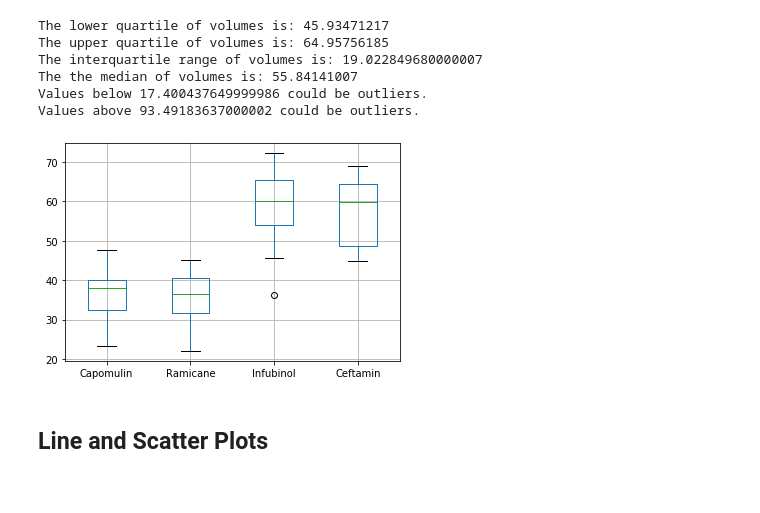
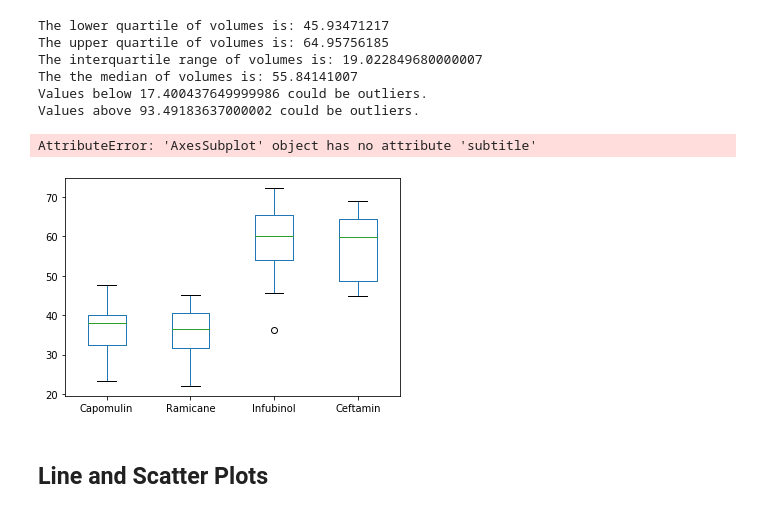
Before and after one commit to joshuadanielp/05-Matplotlib, a Jupyter notebook: Instructions/Pymaceuticals/pymaceuticals_starter.ipynb, the cells around one changed output. Drawn from its saved outputs; the diff is of its cells as text; code cells hidden in the pictures.

Commit message:
boxplots done

```diff
--- a/Instructions/Pymaceuticals/pymaceuticals_starter.ipynb
+++ b/Instructions/Pymaceuticals/pymaceuticals_starter.ipynb
@@ -198,25 +198,31 @@ Values below 17.400437649999986 could be outliers.
 Values above 93.49183637000002 could be outliers.
 # %%
 # Generate a box plot of the final tumor volume of each mouse across four regimens of interest
+# filter clean_data for the four regimens
 final_tumor_by_drug = clean_data[["Drug Regimen", "Tumor Volume (mm3)"]]
 final_capomulin = final_tumor_by_drug.loc[final_tumor_by_drug["Drug Regimen"] == "Capomulin"]
 final_ramicane = final_tumor_by_drug.loc[final_tumor_by_drug["Drug Regimen"] == "Ramicane"]
 final_infubinol = final_tumor_by_drug.loc[final_tumor_by_drug["Drug Regimen"] == "Infubinol"]
 final_ceftamin = final_tumor_by_drug.loc[final_tumor_by_drug["Drug Regimen"] == "Ceftamin"]
 
+# create new dataframe to hold four regimens and their respective tumor volumes
 boxplot_df = pd.DataFrame({"Capomulin" : final_capomulin["Tumor Volume (mm3)"],
                             "Ramicane" : final_ramicane["Tumor Volume (mm3)"],
                            "Infubinol" : final_infubinol["Tumor Volume (mm3)"],
                         "Ceftamin" : final_ceftamin["Tumor Volume (mm3)"]})
 
-boxplot = boxplot_df.boxplot(column = ["Capomulin", "Ramicane", "Infubinol", "Ceftamin"])
+# create boxplot
+boxplot = boxplot_df.boxplot(column = ["Capomulin", "Ramicane", "Infubinol", "Ceftamin"], grid=False,)
+boxplot.subtitle("Tumor volume by regimen")
+
 # fig1, ax1 = plt.subplots()
 # ax1.set_title('Tumor volume by regimen')
 # ax1.set_ylabel('Final tumor volume (mm3)')
 # ax1.boxplot(final_tumor_vol)
 plt.show()
 # %% [output]
+AttributeError: 'AxesSubplot' object has no attribute 'subtitle'
-[figure, old version]
+[figure, new version]
 # %% [markdown]
 ## Line and Scatter Plots
 # %%
```
